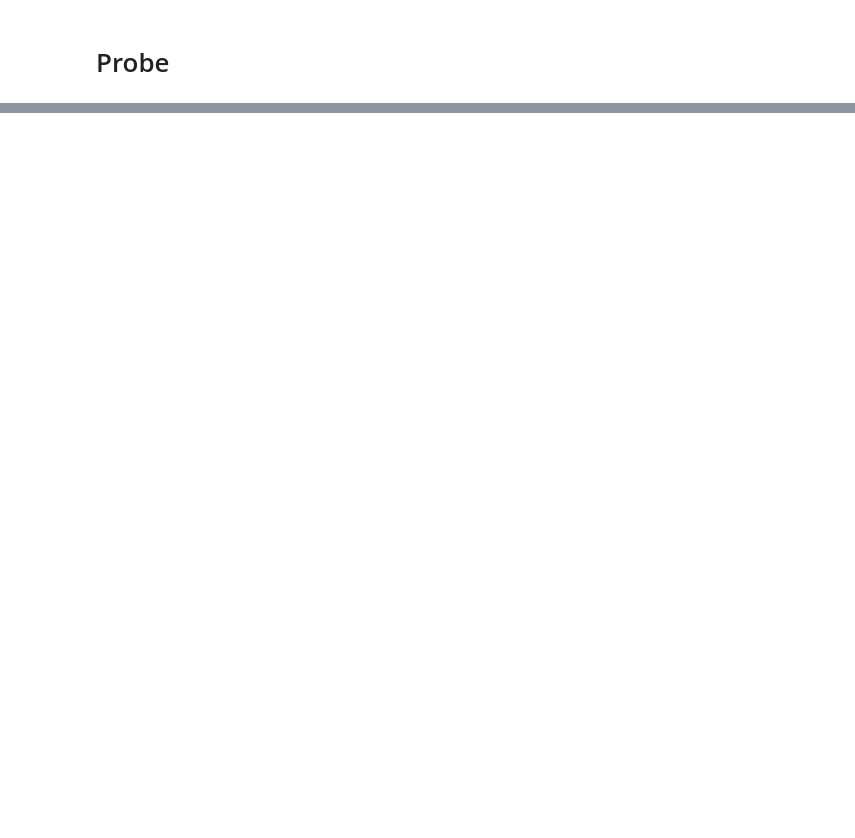
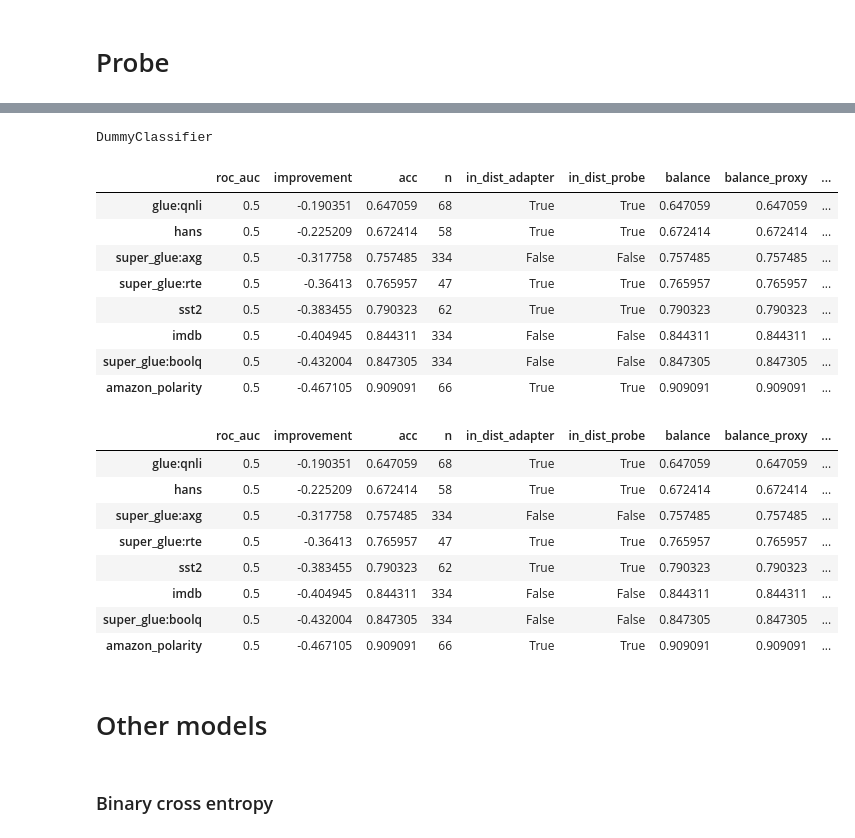
Before and after one commit to wassname/LoRA_are_lie_detectors, a Jupyter notebook: notebooks/102_dev_importance.ipynb, the cells around one changed output, grey strips where cells are left out. Drawn from its saved outputs; the diff is of its cells as text; code cells hidden in the pictures; blank space fills up the shorter version.

```diff
--- a/notebooks/102_dev_importance.ipynb
+++ b/notebooks/102_dev_importance.ipynb
@@ -130,0 +117,28 @@ insample_datasets = list(set(ds_val['ds_string_base']))
+# %%
+print('DummyClassifier')
+baseline_model = TorchDummyClassifier(random_state=42, strategy="most_frequent")
+df_res2 = evaluator.eval(baseline_model)
+insample_datasets = list(set(ds_val['ds_string_base']))
+analyze_dfres(df_res2, insample_datasets, insample_datasets)
+# %% [output]
+DummyClassifier
+|  | roc_auc | improvement | acc | n | in_dist_adapter | in_dist_probe | balance | balance_proxy | ... |
+| glue:qnli | 0.5 | -0.190351 | 0.647059 | 68 | True | True | 0.647059 | 0.647059 | ... |
+| hans | 0.5 | -0.225209 | 0.672414 | 58 | True | True | 0.672414 | 0.672414 | ... |
+| super_glue:axg | 0.5 | -0.317758 | 0.757485 | 334 | False | False | 0.757485 | 0.757485 | ... |
+| super_glue:rte | 0.5 | -0.36413 | 0.765957 | 47 | True | True | 0.765957 | 0.765957 | ... |
+| sst2 | 0.5 | -0.383455 | 0.790323 | 62 | True | True | 0.790323 | 0.790323 | ... |
+| imdb | 0.5 | -0.404945 | 0.844311 | 334 | False | False | 0.844311 | 0.844311 | ... |
+| super_glue:boolq | 0.5 | -0.432004 | 0.847305 | 334 | False | False | 0.847305 | 0.847305 | ... |
+| amazon_polarity | 0.5 | -0.467105 | 0.909091 | 66 | True | True | 0.909091 | 0.909091 | ... |
+|  | roc_auc | improvement | acc | n | in_dist_adapter | in_dist_probe | balance | balance_proxy | ... |
+| glue:qnli | 0.5 | -0.190351 | 0.647059 | 68 | True | True | 0.647059 | 0.647059 | ... |
+| hans | 0.5 | -0.225209 | 0.672414 | 58 | True | True | 0.672414 | 0.672414 | ... |
+| super_glue:axg | 0.5 | -0.317758 | 0.757485 | 334 | False | False | 0.757485 | 0.757485 | ... |
+| super_glue:rte | 0.5 | -0.36413 | 0.765957 | 47 | True | True | 0.765957 | 0.765957 | ... |
+| sst2 | 0.5 | -0.383455 | 0.790323 | 62 | True | True | 0.790323 | 0.790323 | ... |
+| imdb | 0.5 | -0.404945 | 0.844311 | 334 | False | False | 0.844311 | 0.844311 | ... |
+| super_glue:boolq | 0.5 | -0.432004 | 0.847305 | 334 | False | False | 0.847305 | 0.847305 | ... |
+| amazon_polarity | 0.5 | -0.467105 | 0.909091 | 66 | True | True | 0.909091 | 0.909091 | ... |
+# %% [markdown]
+# Other models
@@ -130,0 +161,2 @@ insample_datasets = list(set(ds_val['ds_string_base']))
+# %% [markdown]
+### Binary cross entropy
```
Also changed, not shown: parts of 29 cells of this notebook, 24 other files.
